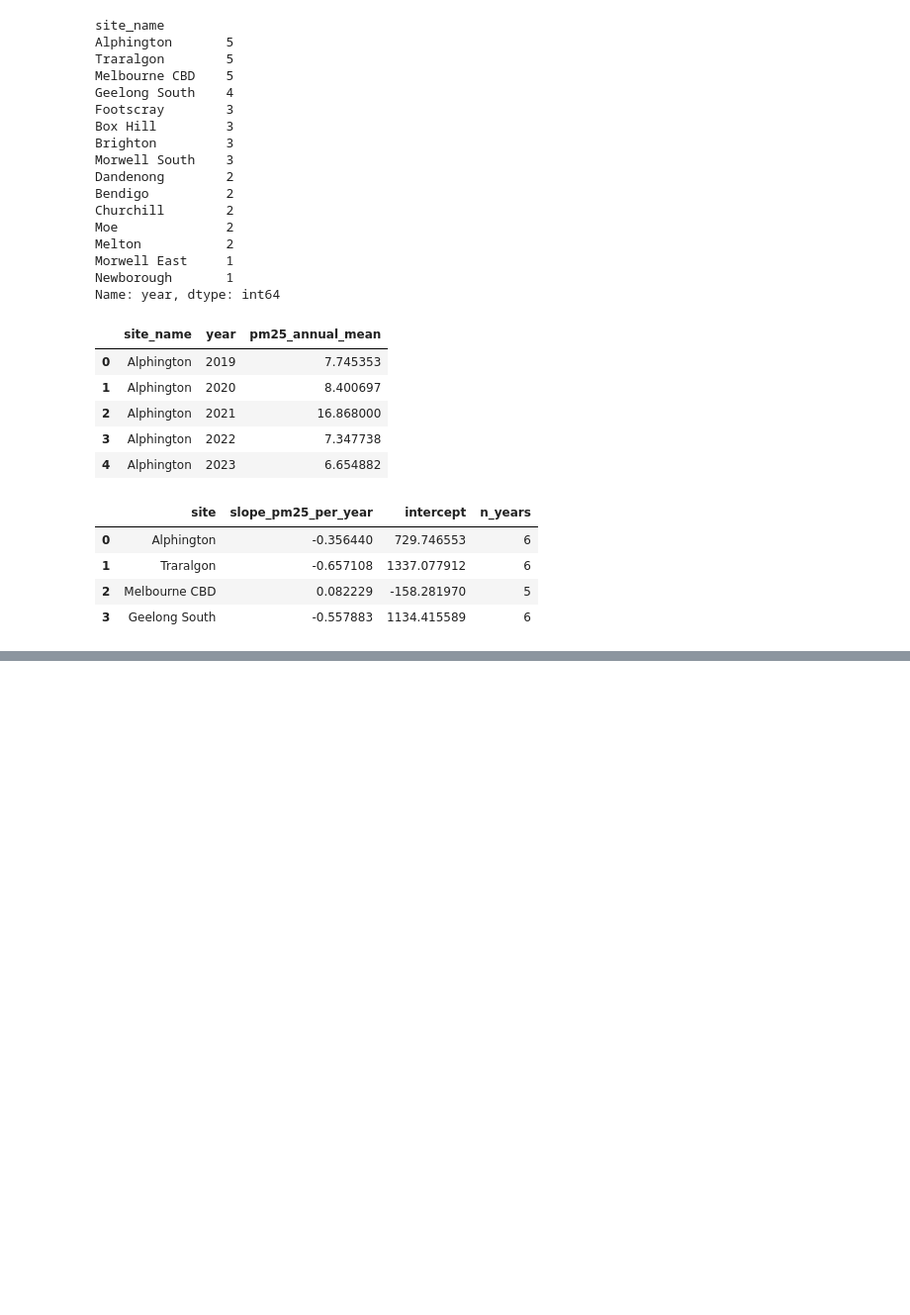
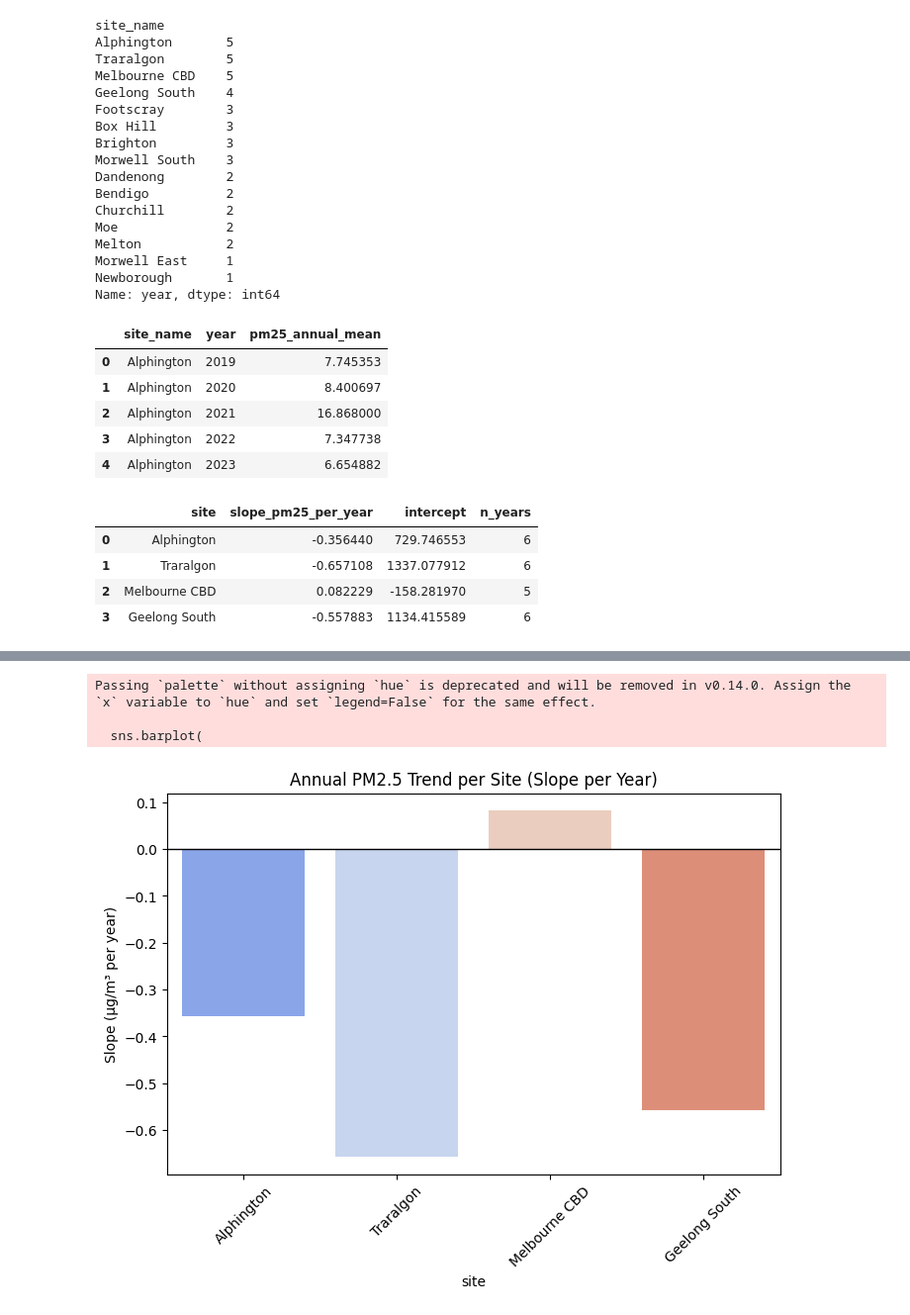
Before and after one commit to therealestchris/mel-air-norms-now, a Jupyter notebook: notebooks/data-analysis.ipynb, the cells around one changed output, grey strips where cells are left out. Shown at 99% size. Saved outputs shown, nothing was run; the diff lists cells and outputs as text; code cells hidden in the pictures; blank space fills up the shorter version.

```diff
--- a/notebooks/data-analysis.ipynb
+++ b/notebooks/data-analysis.ipynb
@@ -190,0 +209,6 @@ pd.DataFrame(slopes)
+# %%
+annual["z"] = annual.groupby("site_name")["pm25_annual_mean"].transform(
+    lambda s: (s - s.mean()) / s.std()
+)
+
+annual[annual["z"] > 1.5]
@@ -190,0 +219,3 @@ pd.DataFrame(slopes)
+# %%
+trend_table = pd.DataFrame(slopes)
+trend_table
@@ -190,0 +228,21 @@ pd.DataFrame(slopes)
+# %%
+trend_table2 = []
+
+for site in usable_sites:
+    sub = annual[annual["site_name"] == site].dropna(subset=["pm25_annual_mean"])
+    y_start = sub.iloc[0]["pm25_annual_mean"]
+    y_end = sub.iloc[-1]["pm25_annual_mean"]
+    pct_change = (y_end - y_start) / y_start * 100
+
+    slope_info = trend_table.loc[trend_table["site"] == site].iloc[0]
+
+    trend_table2.append({
+        "site": site,
+        "slope_pm25_per_year": slope_info["slope_pm25_per_year"],
+        "pct_change_2019_2024": pct_change,
+        "mean_pm25": sub["pm25_annual_mean"].mean(),
+        "n_years": slope_info["n_years"],
+    })
+
+trend_summary = pd.DataFrame(trend_table2)
+trend_summary
@@ -190,0 +255,18 @@ pd.DataFrame(slopes)
+# %%
+plt.figure(figsize=(8,5))
+sns.barplot(
+    data=trend_summary,
+    x="site",
+    y="slope_pm25_per_year",
+    palette="coolwarm"
+)
+plt.axhline(0, color="black", linewidth=1)
+plt.title("Annual PM2.5 Trend per Site (Slope per Year)")
+plt.ylabel("Slope (µg/m³ per year)")
+plt.xticks(rotation=45)
+plt.show()
+# %% [output]
+Passing `palette` without assigning `hue` is deprecated and will be removed in v0.14.0. Assign the `x` variable to `hue` and set `legend=False` for the same effect.
+
+  sns.barplot(
+[figure, added]
```
Also changed, not shown: parts of 6 cells of this notebook.
